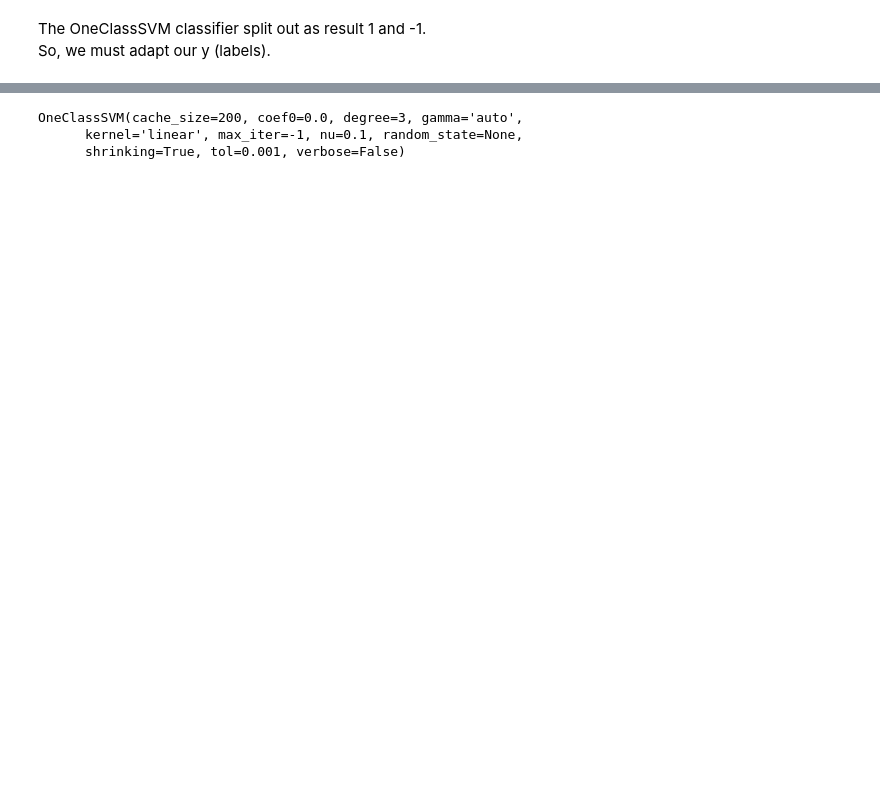
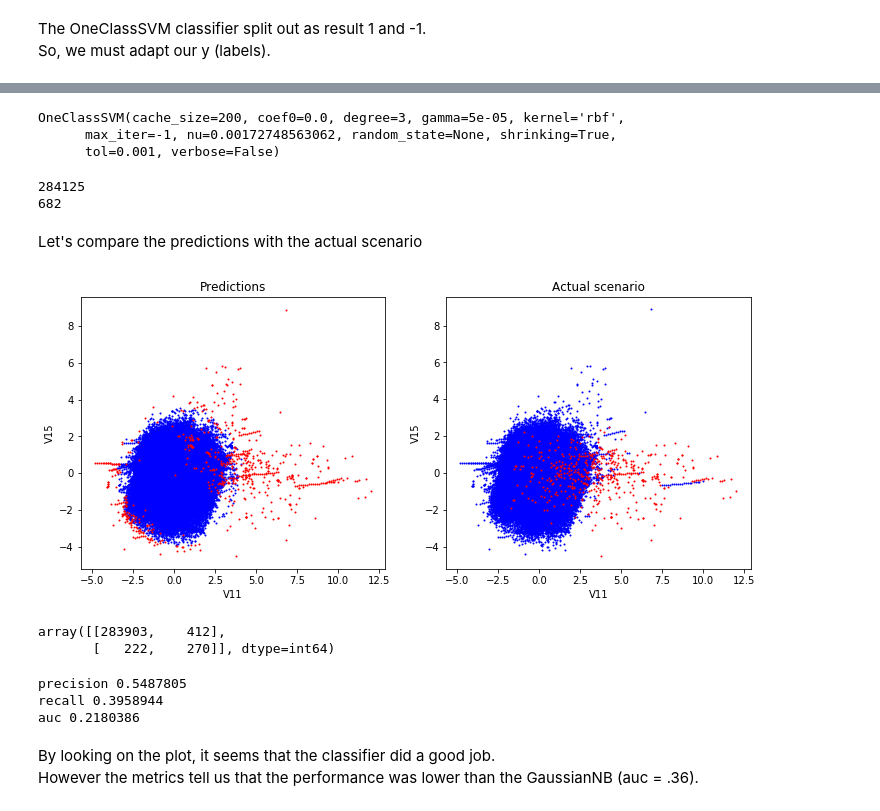
Before and after one commit to NekuSakuraba/machine-learning, a Jupyter notebook: projects/capstone/project/Benchmark - #02 One-class SVM.ipynb, the cells around one changed output, grey strips where cells are left out. Cells and saved outputs as stored; diff of their text form; code cells hidden in the pictures; blank space fills up the shorter version.

```diff
--- a/projects/capstone/project/Benchmark - #02 One-class SVM.ipynb
+++ b/projects/capstone/project/Benchmark - #02 One-class SVM.ipynb
@@ -29,4 +58,4 @@ rus = RandomUnderSampler(random_state=0, ratio={0:246*40, 1:246}, return_indices
 # %%
-X_resampled, y_resampled, idxs = rus.fit_sample(X, y)
+X_resampled, y_resampled, idxs = rus.fit_sample(X, y.Class)
 X_resampled = pd.DataFrame(X_resampled)
 X_resampled.columns = df.columns[:-1]
@@ -36,4 +61,0 @@ params = { 'kernel':['linear', 'poly', 'rbf', 'sigmoid'], \
-# %%
-clf = OneClassSVM(kernel='rbf', nu=.50, gamma=0.50)
-# %%
-clf.fit(X_resampled)
@@ -73,6 +62,3 @@ scoring = {'AUC':make_scorer(average_precision_score)}
-# %%
-# Create a classifier object with the classifier and parameter candidates
-clf = GridSearchCV(estimator=OneClassSVM(), param_grid=params, n_jobs=-1, scoring=scoring, refit='AUC')
 # %%
 clf.fit(X_resampled, y_resampled)
 # %% [output]
@@ -87,9 +73,63 @@ GridSearchCV(cv=None, error_score='raise',
-# %%
-clf.best_estimator_
-# %% [output]
-OneClassSVM(cache_size=200, coef0=0.0, degree=3, gamma='auto',
-      kernel='linear', max_iter=-1, nu=0.1, random_state=None,
-      shrinking=True, tol=0.001, verbose=False)
+# %%
+# printing the best estimator
+clf.best_estimator_
+# %% [output]
+OneClassSVM(cache_size=200, coef0=0.0, degree=3, gamma=5e-05, kernel='rbf',
+      max_iter=-1, nu=0.00172748563062, random_state=None, shrinking=True,
+      tol=0.001, verbose=False)
+# %%
+y_pred = clf.predict(X)
+y_true = y
+print len(y_pred[y_pred==1])
+print len(y_pred[y_pred==-1])
+# %% [output]
+284125
+682
+# %% [markdown]
+Let's compare the predictions with the actual scenario
+# %%
+isLegit = y_pred == 1
+
+plt.figure(figsize=(12, 5))
+plt.subplot(121)
+plt.scatter(X[isLegit].V11, X[isLegit].V15, c='b', s=1, label='legit')
+plt.scatter(X[~isLegit].V11, X[~isLegit].V15, c='r', s=1, label='fraud')
+
+plt.title('Predictions')
+plt.xlabel('V11')
+plt.ylabel('V15')
+
+plt.subplot(122)
+isLegit = df.Class == 0
+plt.scatter(X[isLegit].V11, X[isLegit].V15, c='b', s=1, label='legit')
+plt.scatter(X[~isLegit].V11, X[~isLegit].V15, c='r', s=1, label='fraud')
+
+plt.title('Actual scenario')
+plt.xlabel('V11')
+plt.ylabel('V15')
+
+plt.show()
+# %% [output]
+[figure, added]
+# %%
+confusion_matrix(y_pred=y_pred*-1, y_true=y_true*-1)
+# %% [output]
+array([[283903,    412],
+       [   222,    270]], dtype=int64)
+# %%
+precision, recall, _ = precision_recall_curve(y_pred*-1, y_true*-1)
+auc = average_precision_score(y_true=y_true*-1, y_score=y_pred*-1)
+
+print 'precision %.7f' % precision[1]
+print 'recall %.7f' % recall[1]
+print 'auc %.7f' % auc
+# %% [output]
+precision 0.5487805
+recall 0.3958944
+auc 0.2180386
+# %% [markdown]
+By looking on the plot, it seems that the classifier did a good job. <br />
+However the metrics tell us that the performance was lower than the GaussianNB (auc = .36).
 # %%
 def minmax(x):
     return min(x), max(x)
```
Also changed, not shown: parts of 31 cells of this notebook.
